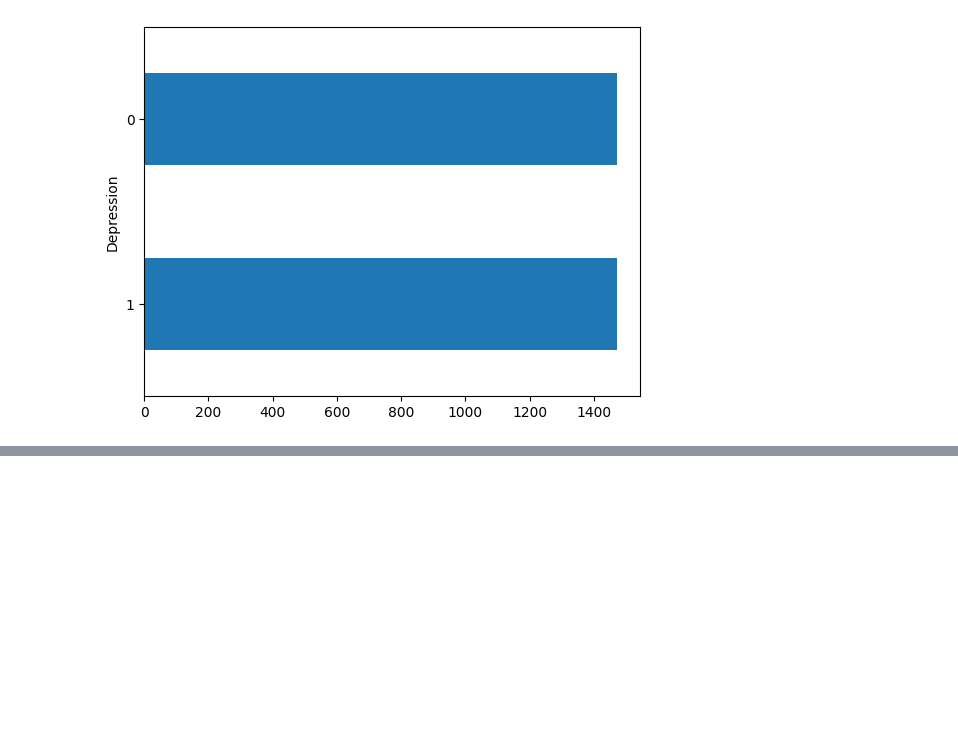
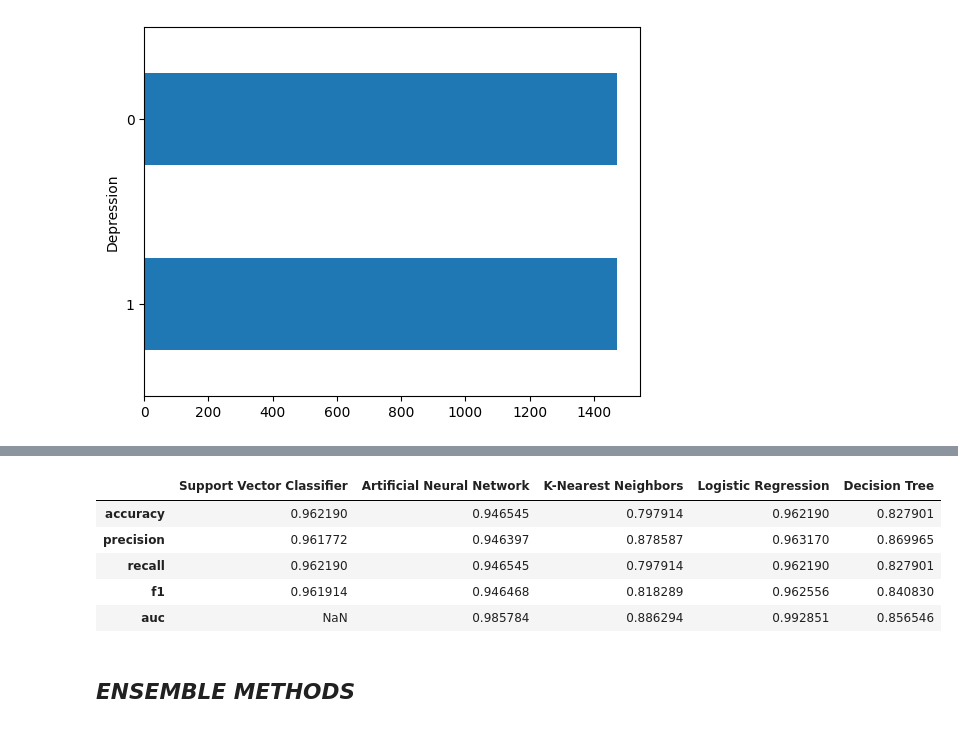
Before and after one commit to simon2326/Depression-Risk-Analysis, a Jupyter notebook: Modeling-Evaluation/modeling.ipynb, the cells around one changed output, grey strips where cells are left out. Cells and saved outputs as stored; diff of their text form; code cells hidden in the pictures; blank space fills up the shorter version.

Commit message:
ML Methods

```diff
--- a/Modeling-Evaluation/modeling.ipynb
+++ b/Modeling-Evaluation/modeling.ipynb
@@ -256,0 +280,11 @@ Modelo: Decision Tree
+# %%
+metrics_df
+# %% [output]
+|  | Support Vector Classifier | Artificial Neural Network | K-Nearest Neighbors | Logistic Regression | Decision Tree |
+| accuracy | 0.962190 | 0.946545 | 0.797914 | 0.962190 | 0.827901 |
+| precision | 0.961772 | 0.946397 | 0.878587 | 0.963170 | 0.869965 |
+| recall | 0.962190 | 0.946545 | 0.797914 | 0.962190 | 0.827901 |
+| f1 | 0.961914 | 0.946468 | 0.818289 | 0.962556 | 0.840830 |
+| auc | NaN | 0.985784 | 0.886294 | 0.992851 | 0.856546 |
+# %% [markdown]
+## ***ENSEMBLE METHODS***
```
Also changed, not shown: parts of 24 cells of this notebook, 1 other file.
